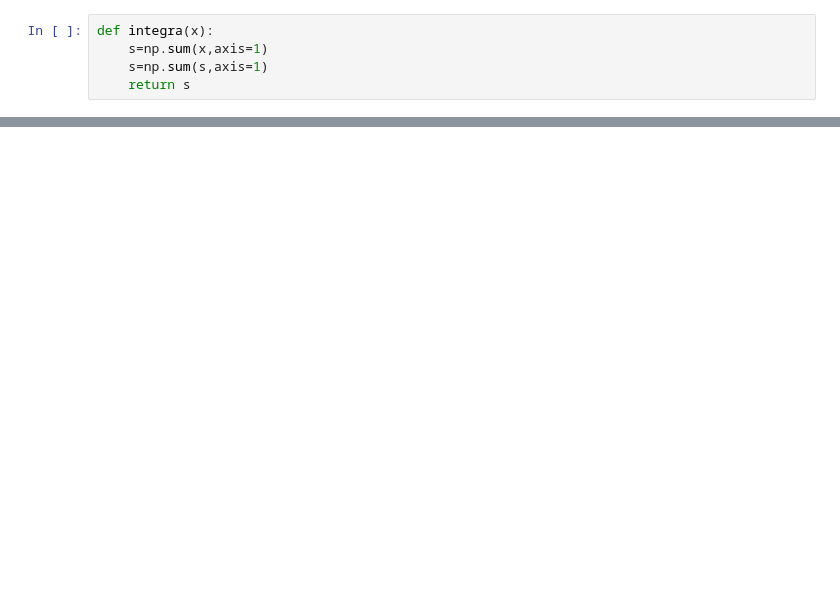
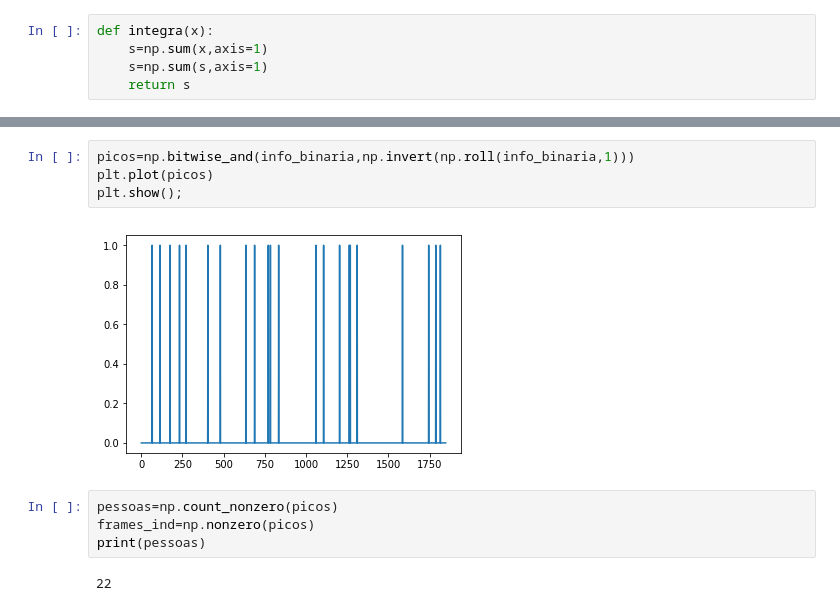
Before and after one commit to grupo9ia898/scap, a Jupyter notebook: scap.ipynb, the cells around one changed output, grey strips where cells are left out. Saved outputs shown, nothing was run; the diff lists cells and outputs as text; blank space fills up the shorter version.

```diff
--- a/scap.ipynb
+++ b/scap.ipynb
@@ -87,0 +89,12 @@ plt.show();
+# %%
+picos=np.bitwise_and(info_binaria,np.invert(np.roll(info_binaria,1)))
+plt.plot(picos)
+plt.show();
+# %% [output]
+[figure, added]
+# %%
+pessoas=np.count_nonzero(picos)
+frames_ind=np.nonzero(picos)
+print(pessoas)
+# %% [output]
+22
```
Also changed, not shown: parts of 5 cells of this notebook.
